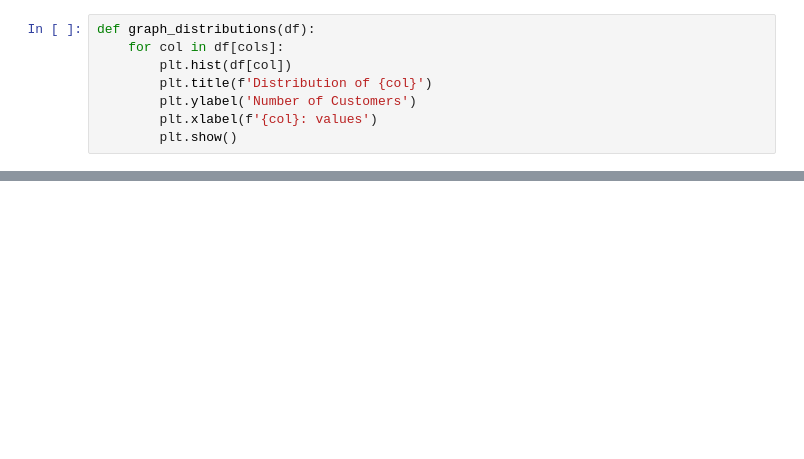
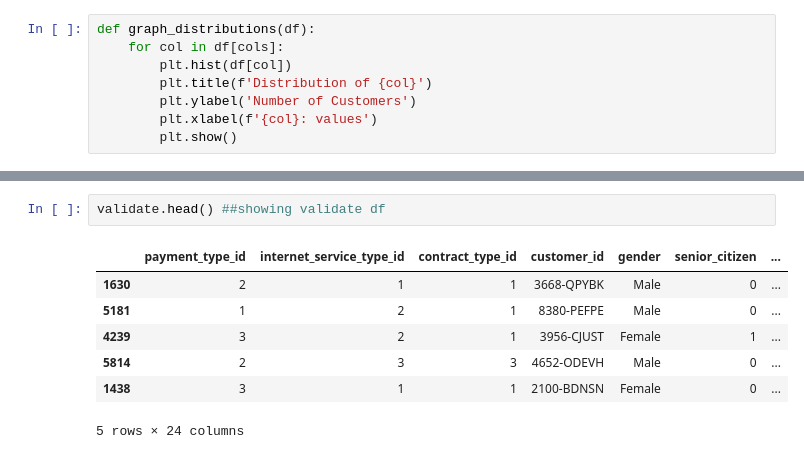
Before and after one commit to ForrestMccrosky/Classification_Project, a Jupyter notebook: classification_project_rough.ipynb, the cells around one changed output, grey strips where cells are left out. Cells and saved outputs as stored; diff of their text form; blank space fills up the shorter version.

```diff
--- a/classification_project_rough.ipynb
+++ b/classification_project_rough.ipynb
@@ -180,0 +215,10 @@ graph_distributions(telco_df)
+# %%
+validate.head() ##showing validate df
+# %% [output]
+|  | payment_type_id | internet_service_type_id | contract_type_id | customer_id | gender | senior_citizen | ... |
+| 1630 | 2 | 1 | 1 | 3668-QPYBK | Male | 0 | ... |
+| 5181 | 1 | 2 | 1 | 8380-PEFPE | Male | 0 | ... |
+| 4239 | 3 | 2 | 1 | 3956-CJUST | Female | 1 | ... |
+| 5814 | 2 | 3 | 3 | 4652-ODEVH | Male | 0 | ... |
+| 1438 | 3 | 1 | 1 | 2100-BDNSN | Female | 0 | ... |
+5 rows × 24 columns
```
Also changed, not shown: parts of 17 cells of this notebook, 2 other files.
